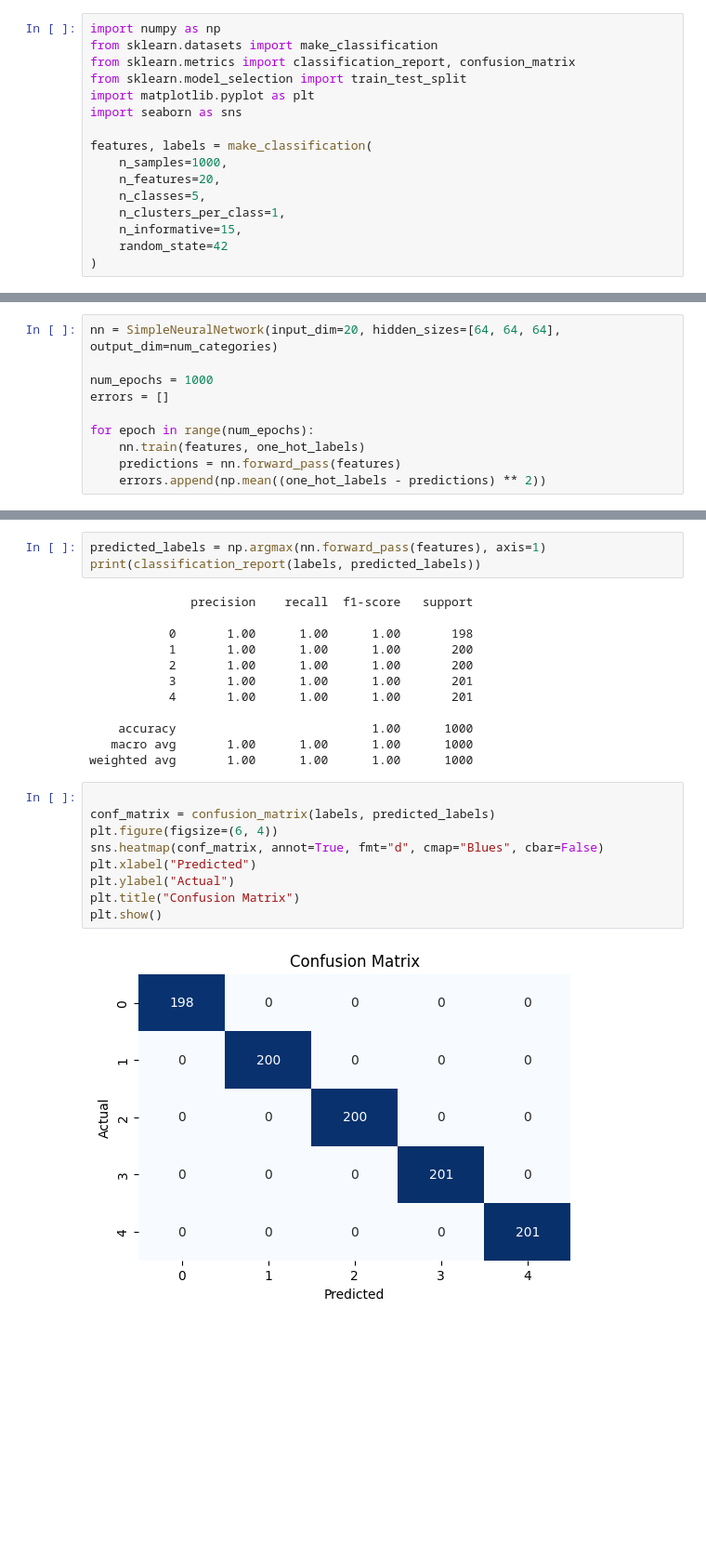
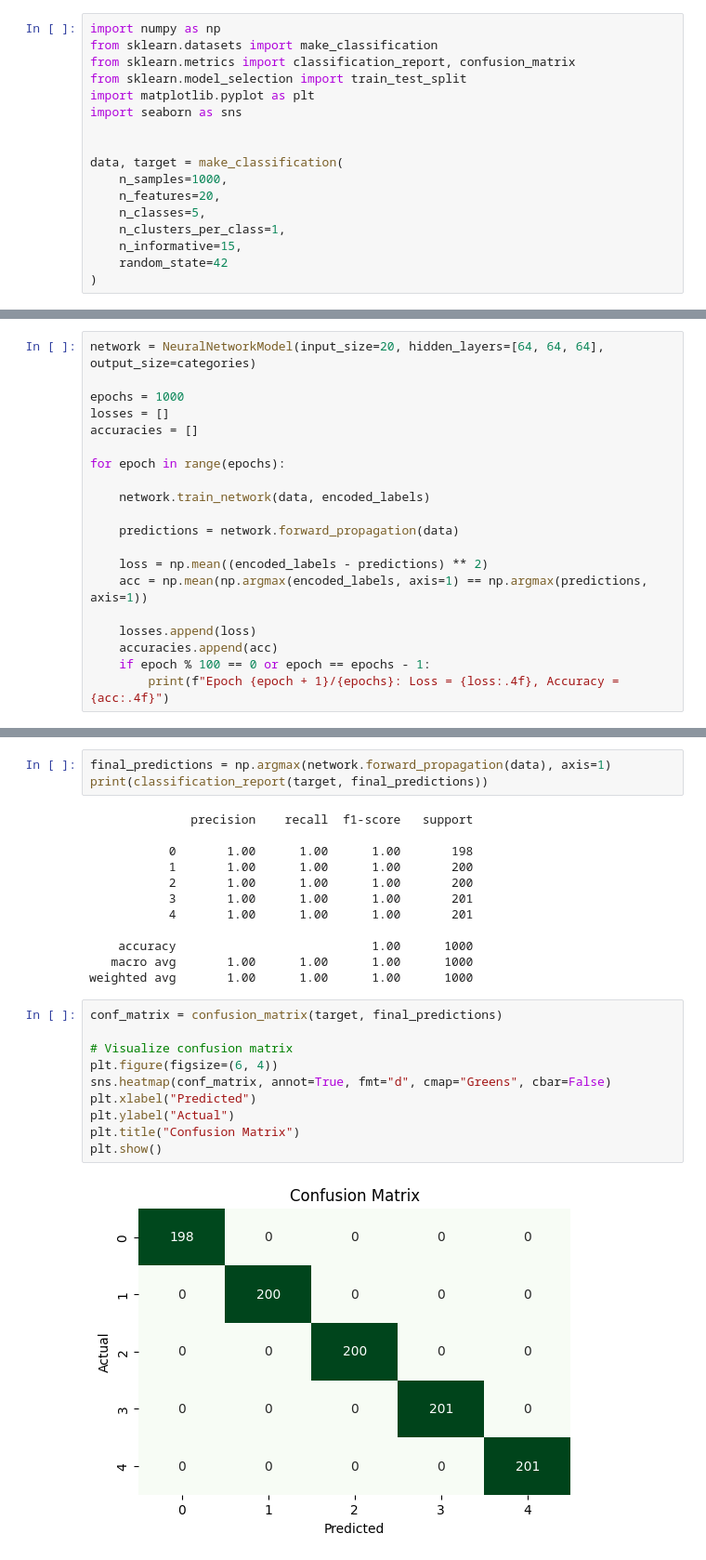
Before and after one commit to 0SHAFIN/CVPR-Assignment-1-KNN-, a Jupyter notebook: Assignment 2.ipynb, the cells around one changed output, grey strips where cells are left out. Shown at 93% size. Drawn from its saved outputs; the diff is of its cells as text; blank space fills up the shorter version.

```diff
--- a/Assignment 2.ipynb
+++ b/Assignment 2.ipynb
@@ -6,7 +6,8 @@ from sklearn.model_selection import train_test_split
 import matplotlib.pyplot as plt
 import seaborn as sns
 
-features, labels = make_classification(
+
+data, target = make_classification(
     n_samples=1000,
     n_features=20,
     n_classes=5,
@@ -67,10 +72,0 @@ class SimpleNeuralNetwork:
-# %%
-nn = SimpleNeuralNetwork(input_dim=20, hidden_sizes=[64, 64, 64], output_dim=num_categories)
-
-num_epochs = 1000
-errors = []
-
-for epoch in range(num_epochs):
-    nn.train(features, one_hot_labels)
-    predictions = nn.forward_pass(features)
-    errors.append(np.mean((one_hot_labels - predictions) ** 2))
@@ -86,0 +77,20 @@ plt.show()
+# %%
+network = NeuralNetworkModel(input_size=20, hidden_layers=[64, 64, 64], output_size=categories)
+
+epochs = 1000
+losses = []
+accuracies = []
+
+for epoch in range(epochs):
+
+    network.train_network(data, encoded_labels)
+
+    predictions = network.forward_propagation(data)
+
+    loss = np.mean((encoded_labels - predictions) ** 2)
+    acc = np.mean(np.argmax(encoded_labels, axis=1) == np.argmax(predictions, axis=1))
+
+    losses.append(loss)
+    accuracies.append(acc)
+    if epoch % 100 == 0 or epoch == epochs - 1:
+        print(f"Epoch {epoch + 1}/{epochs}: Loss = {loss:.4f}, Accuracy = {acc:.4f}")
@@ -87,6 +131,6 @@ plt.show()
 # %%
-predicted_labels = np.argmax(nn.forward_pass(features), axis=1)
-print(classification_report(labels, predicted_labels))
+final_predictions = np.argmax(network.forward_propagation(data), axis=1)
+print(classification_report(target, final_predictions))
 # %% [output]
               precision    recall  f1-score   support
 
@@ -100,13 +144,14 @@ print(classification_report(labels, predicted_labels))
    macro avg       1.00      1.00      1.00      1000
 weighted avg       1.00      1.00      1.00      1000
 # %%
+conf_matrix = confusion_matrix(target, final_predictions)
 
-conf_matrix = confusion_matrix(labels, predicted_labels)
+# Visualize confusion matrix
 plt.figure(figsize=(6, 4))
-sns.heatmap(conf_matrix, annot=True, fmt="d", cmap="Blues", cbar=False)
+sns.heatmap(conf_matrix, annot=True, fmt="d", cmap="Greens", cbar=False)
 plt.xlabel("Predicted")
 plt.ylabel("Actual")
 plt.title("Confusion Matrix")
 plt.show()
 # %% [output]
-[figure, old version]
+[figure, new version]
```
Also changed, not shown: parts of 5 cells of this notebook.
